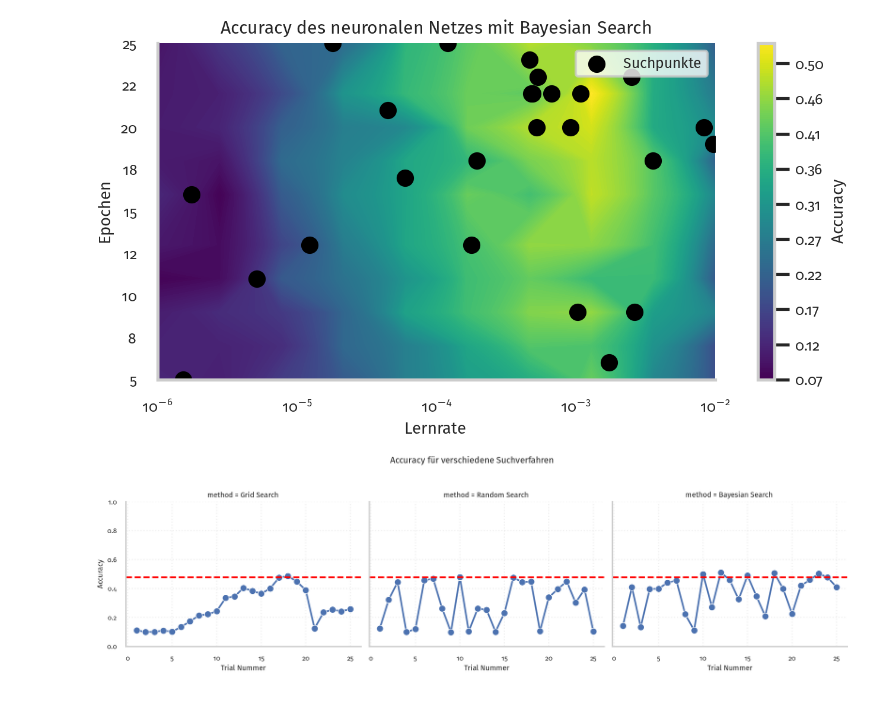
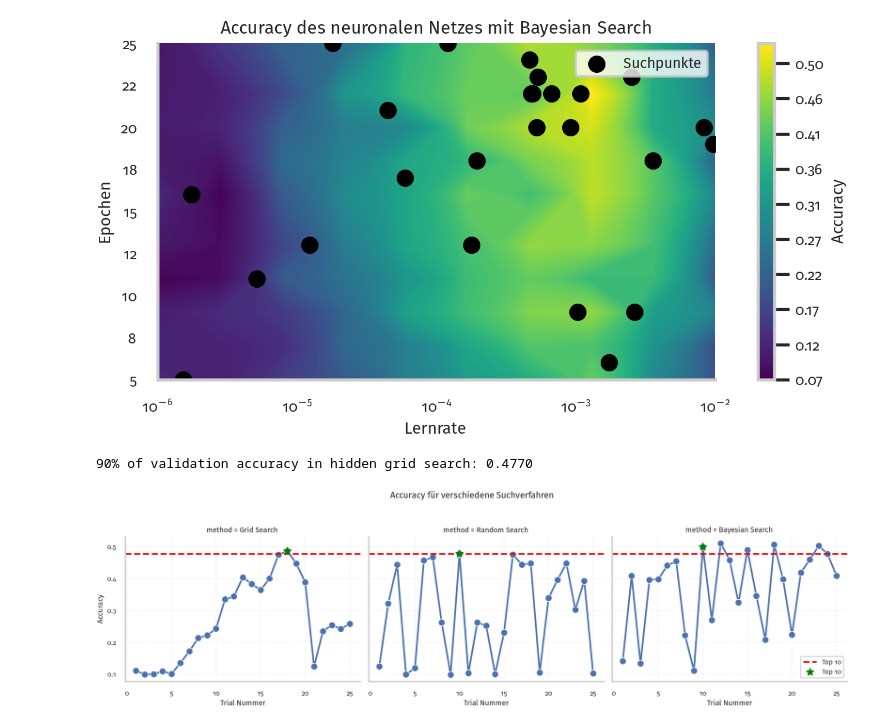
Before and after one commit to JaxRaffnix/Optimierungsverfahren, a Jupyter notebook: classifier.ipynb, the cells around one changed output. Cells and saved outputs as stored; diff of their text form; code cells hidden in the pictures.

```diff
--- a/classifier.ipynb
+++ b/classifier.ipynb
@@ -715,35 +710,50 @@ plt.legend()
 plt.show()
 # %% [output]
 [figure]
+# %%
+top_10_percent = df_hidden["val_acc"].max() * 0.9
+print(f"90% of validation accuracy in hidden grid search: {top_10_percent:.4f}")
+# %% [output]
+90% of validation accuracy in hidden grid search: 0.4770
 # %%
 df_grid["method"] = "Grid Search"
 df_random["method"] = "Random Search"
 df_bayesian["method"] = "Bayesian Search"
 
 df_all = pd.concat([df_grid, df_random, df_bayesian], ignore_index=True)
 
 # Create a FacetGrid with one column per method
 g = sns.relplot(
     data=df_all,
     x="counter",
     y="val_acc",
     col="method",
     kind="line",
     marker="o",
     height=4,
     aspect=1.2,
     facet_kws={"sharey": True, "sharex": True}
 )
 
-# Add horizontal line for 90% threshold
-for ax in g.axes.flat:
-    ax.axhline(top_10_percent, color="red", linestyle="--")
+# Add horizontal line for top 5% and mark the first trial that reaches it
+for ax, method in zip(g.axes.flat, df_all["method"].unique()):
+    ax.axhline(top_10_percent, color="red", linestyle="--", label="Top 10%")
+
+    # Find first trial where threshold is reached
+    method_df = df_all[df_all["method"] == method]
+    above_threshold = method_df[method_df["val_acc"] >= top_10_percent]
+    if not above_threshold.empty:
+        first_trial = above_threshold["counter"].iloc[0]
+        first_val = above_threshold["val_acc"].iloc[0]
+        # ax.axvline(first_trial, color="green", linestyle=":", label="Reached Top 5%")
+        ax.scatter(first_trial, first_val, color="green", s=100, zorder=5, marker="*", label=f"Top 10% erreicht")
+
     ax.set_xlabel("Trial Nummer")
     ax.set_ylabel("Accuracy")
-    ax.set_ylim(0, 1.0)  # optional, if val_acc is in 0-1
 
 g.fig.suptitle("Accuracy für verschiedene Suchverfahren", y=1.05)
+plt.legend()
 plt.tight_layout()
 plt.show()
 # %% [output]
-[figure, old version]
+[figure, new version]
```
Also changed, not shown: parts of 1 cell of this notebook.
